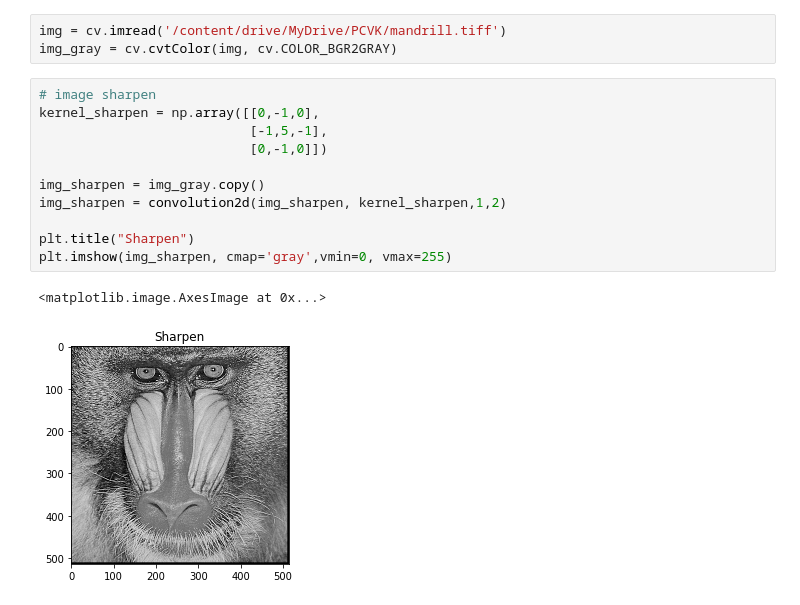
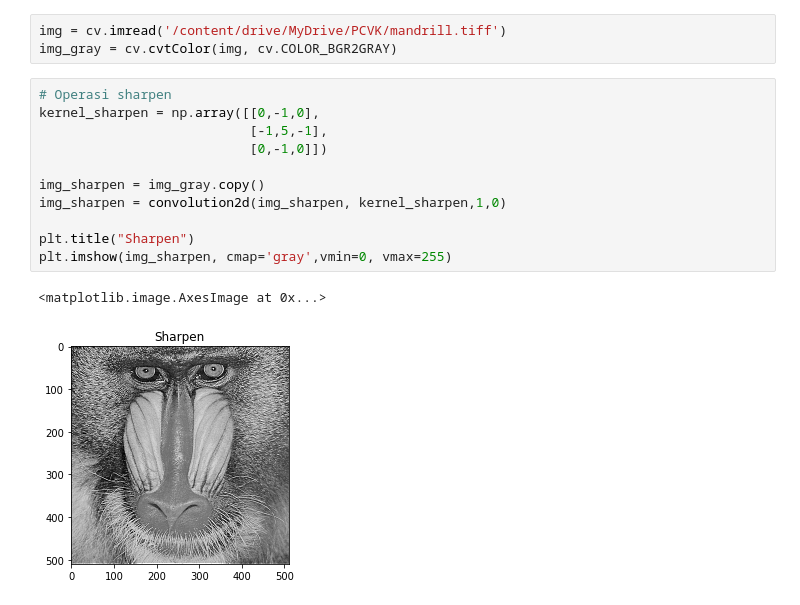
Before and after one commit to Afvanie/PCVK_Genap_2023, a Jupyter notebook: week7.ipynb, the cells around one changed output. Cells and saved outputs as stored; diff of their text form.

```diff
--- a/week7.ipynb
+++ b/week7.ipynb
@@ -60,17 +60,17 @@ def convolution2d(image, kernel, stride, padding):
 img = cv.imread('/content/drive/MyDrive/PCVK/mandrill.tiff')
 img_gray = cv.cvtColor(img, cv.COLOR_BGR2GRAY)
 # %%
-# image sharpen
+# Operasi sharpen
 kernel_sharpen = np.array([[0,-1,0],
                            [-1,5,-1],
                            [0,-1,0]])
 
 img_sharpen = img_gray.copy()
-img_sharpen = convolution2d(img_sharpen, kernel_sharpen,1,2)
+img_sharpen = convolution2d(img_sharpen, kernel_sharpen,1,0)
 
 plt.title("Sharpen")
 plt.imshow(img_sharpen, cmap='gray',vmin=0, vmax=255)
 # %% [output]
 <matplotlib.image.AxesImage at 0x...>
-[figure, old version]
+[figure, new version]
 # %%
```
Also changed, not shown: parts of 5 cells of this notebook.
